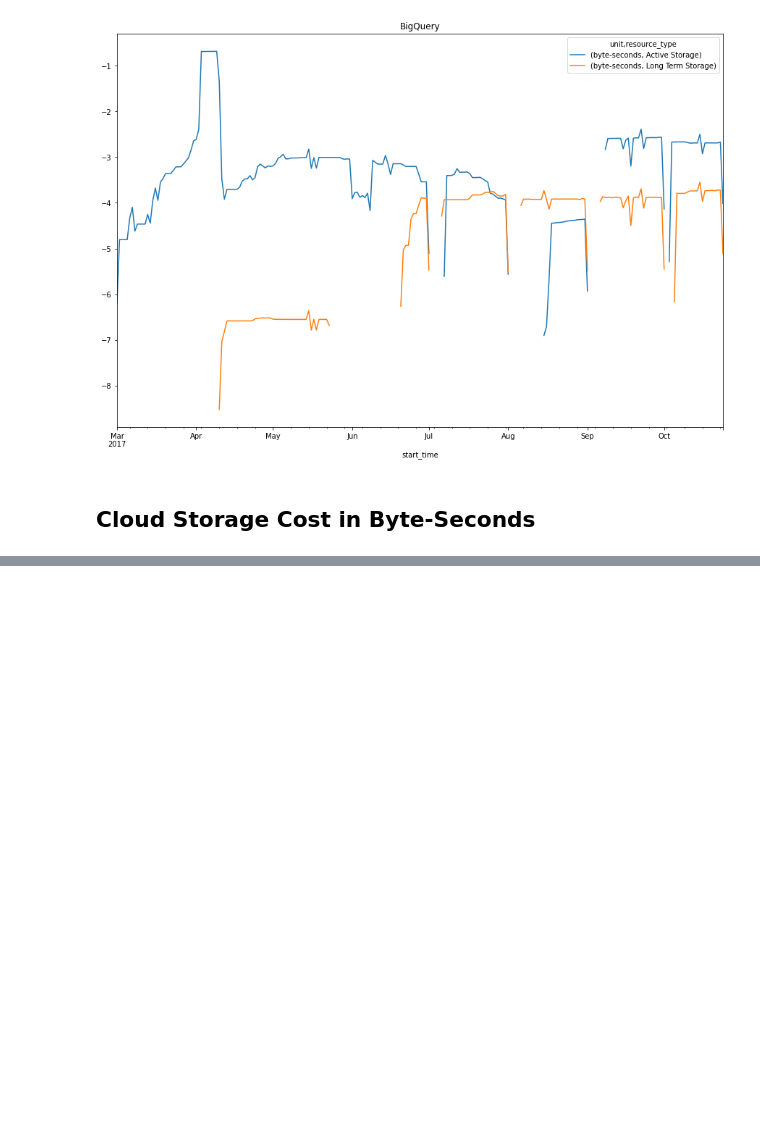
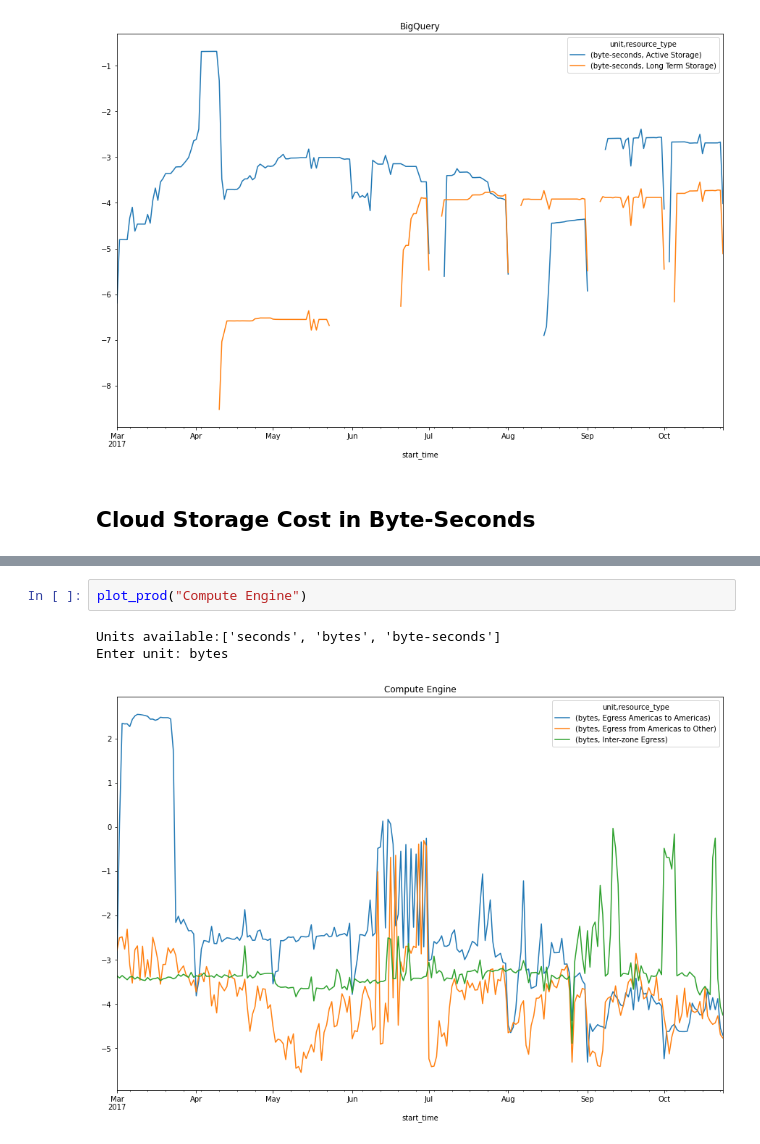
Before and after one commit to jstephenj14/gcp-billing-analysis, a Jupyter notebook: reports/Analysis.ipynb, the cells around one changed output, grey strips where cells are left out. Drawn from its saved outputs; the diff is of its cells as text; blank space fills up the shorter version.

```diff
--- a/reports/Analysis.ipynb
+++ b/reports/Analysis.ipynb
@@ -127,2 +179,8 @@ dtype: int64
+# %%
+plot_prod("Compute Engine")
+# %% [output]
+Units available:['seconds', 'bytes', 'byte-seconds']
+Enter unit: bytes
+[figure, added]
 # %%
 ! git add .
```
Also changed, not shown: parts of 21 cells of this notebook.
